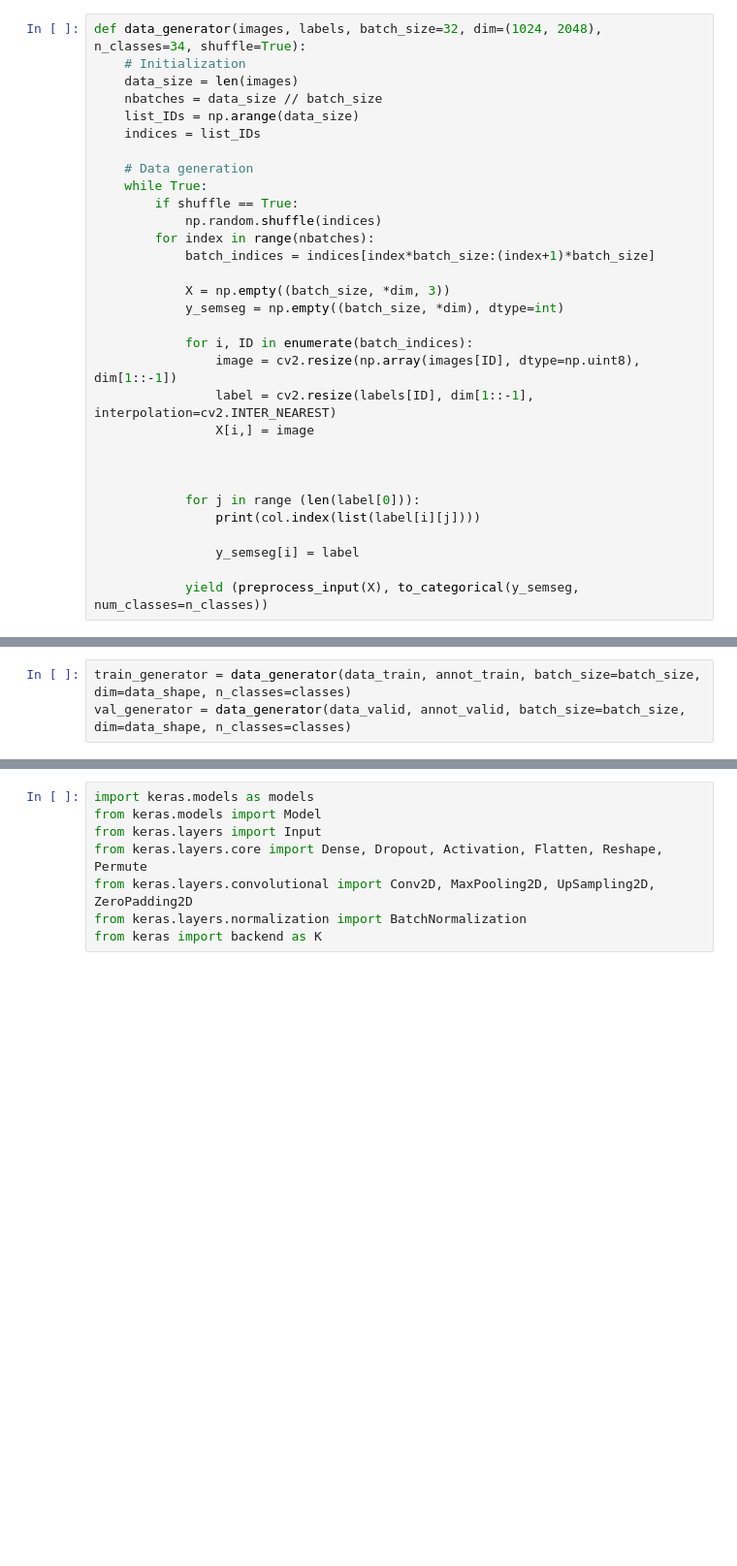
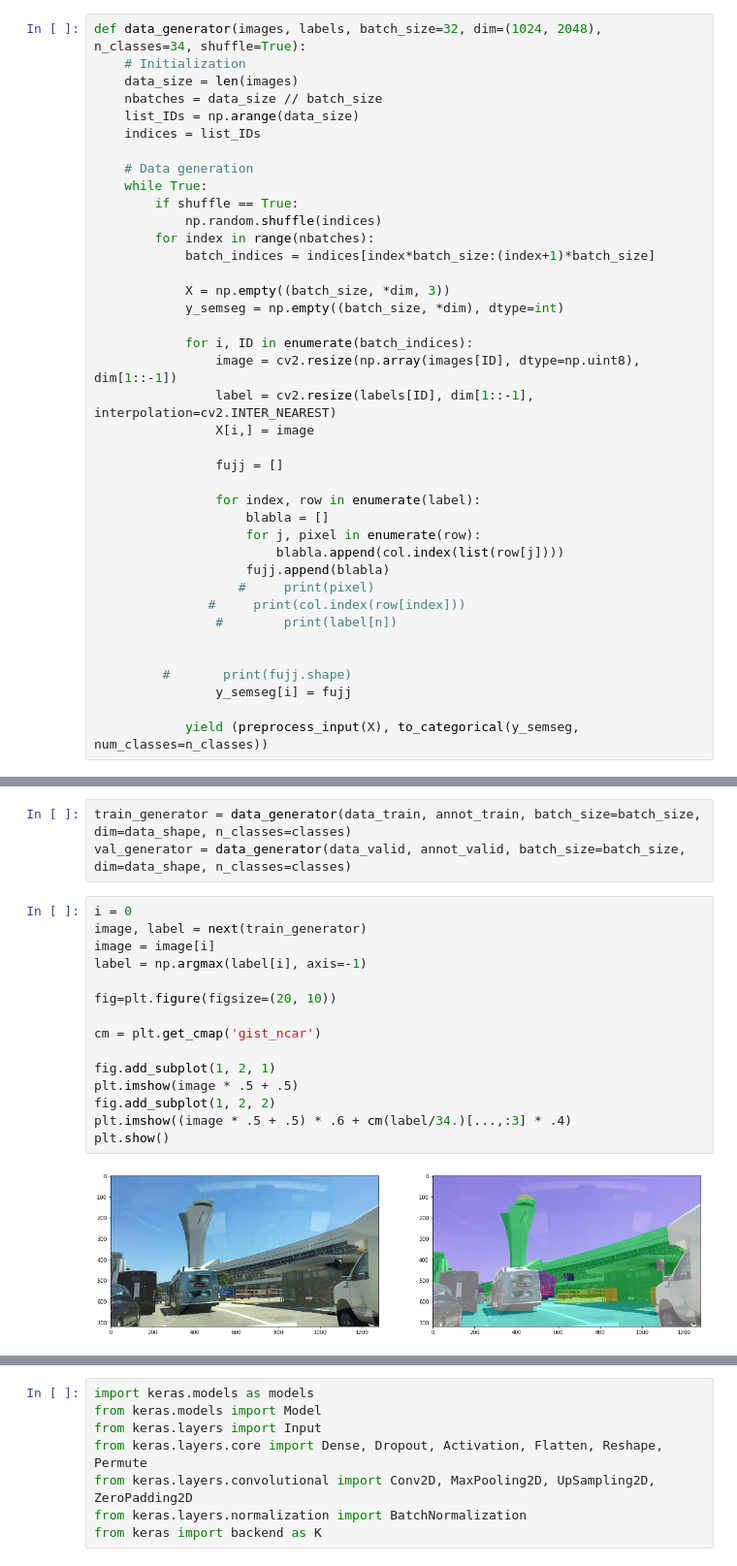
Before and after one commit to beatakovacs/Bohemian-Alligators, a Jupyter notebook: network.ipynb, the cells around one changed output, grey strips where cells are left out. Shown at 97% size. Cells and saved outputs as stored; diff of their text form; blank space fills up the shorter version.

```diff
--- a/network.ipynb
+++ b/network.ipynb
@@ -242,12 +242,20 @@ def data_generator(images, labels, batch_size=32, dim=(1024, 2048), n_classes=34
                 label = cv2.resize(labels[ID], dim[1::-1], interpolation=cv2.INTER_NEAREST)
                 X[i,] = image
 
+                fujj = []
+
+                for index, row in enumerate(label):
+                    blabla = []
+                    for j, pixel in enumerate(row):
+                        blabla.append(col.index(list(row[j])))
+                    fujj.append(blabla)
+                   #     print(pixel)
+               #     print(col.index(row[index]))
+                #        print(label[n])
 
 
-            for j in range (len(label[0])):
-                print(col.index(list(label[i][j])))
-
-                y_semseg[i] = label
+         #       print(fujj.shape)
+                y_semseg[i] = fujj
 
             yield (preprocess_input(X), to_categorical(y_semseg, num_classes=n_classes))
 # %%
@@ -261,6 +269,23 @@ print(data_shape)
 # %%
 train_generator = data_generator(data_train, annot_train, batch_size=batch_size, dim=data_shape, n_classes=classes)
 val_generator = data_generator(data_valid, annot_valid, batch_size=batch_size, dim=data_shape, n_classes=classes)
+# %%
+i = 0
+image, label = next(train_generator)
+image = image[i]
+label = np.argmax(label[i], axis=-1)
+
+fig=plt.figure(figsize=(20, 10))
+
+cm = plt.get_cmap('gist_ncar')
+
+fig.add_subplot(1, 2, 1)
+plt.imshow(image * .5 + .5)
+fig.add_subplot(1, 2, 2)
+plt.imshow((image * .5 + .5) * .6 + cm(label/34.)[...,:3] * .4)
+plt.show()
+# %% [output]
+[figure, added]
 # %%
 i = 0
 image, label = next(train_generator)
```
Also changed, not shown: parts of 1 cell of this notebook.
